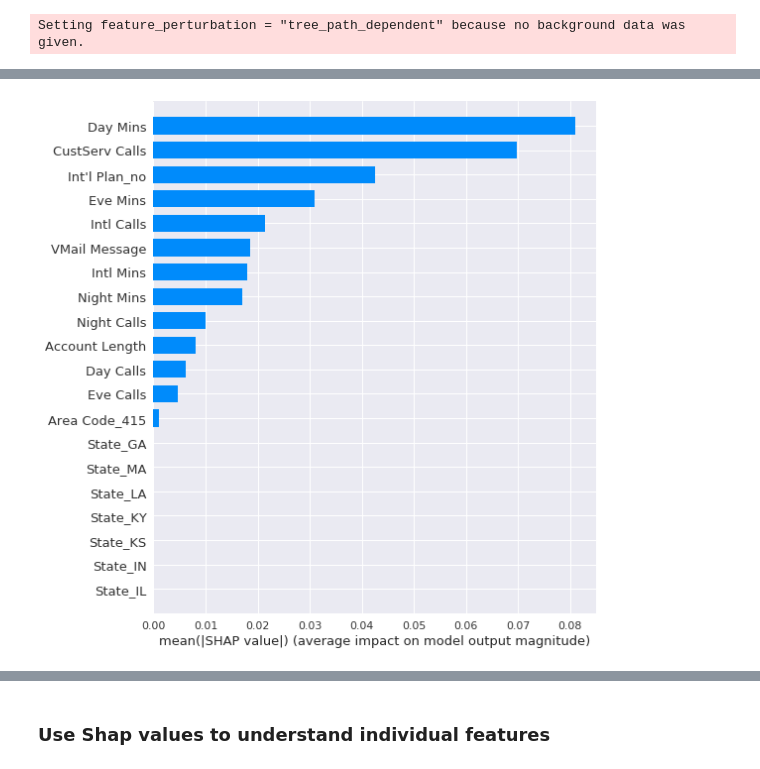
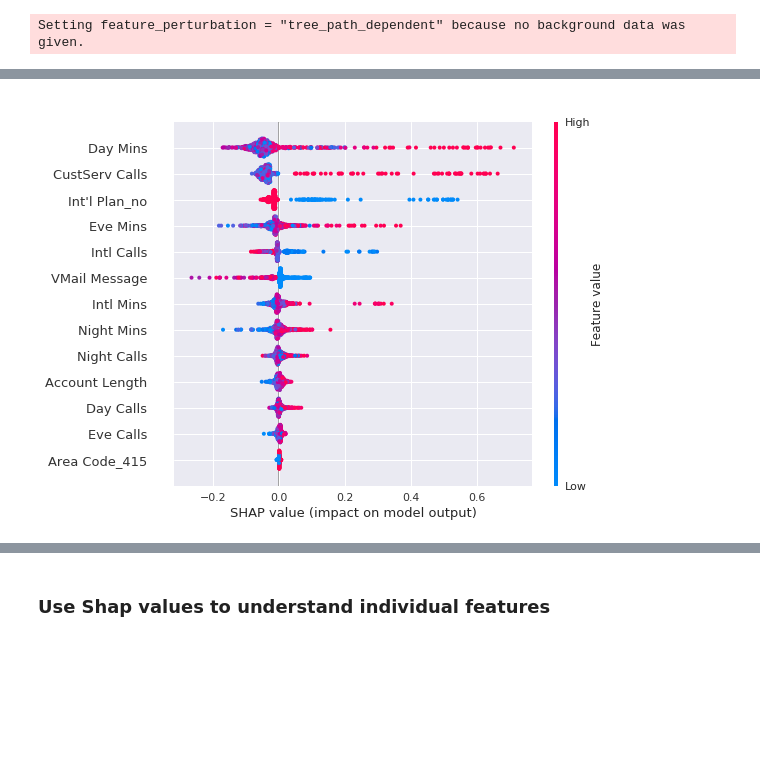
Before and after one commit to mattwinkler/myapplications, a Jupyter notebook: explainable-models/xgboost_customer_churn.ipynb, the cells around one changed output, grey strips where cells are left out. Cells and saved outputs as stored; diff of their text form; code cells hidden in the pictures; blank space fills up the shorter version.

```diff
--- a/explainable-models/xgboost_customer_churn.ipynb
+++ b/explainable-models/xgboost_customer_churn.ipynb
@@ -499,3 +651,10 @@ shap_values_SKGBT_test = explainerSKGBT.shap_values(X_test)
 shap_values_SKGBT_train = explainerSKGBT.shap_values(X_train)
 # %% [output]
 Setting feature_perturbation = "tree_path_dependent" because no background data was given.
+# %%
+plot_cols = ['Day Mins', 'CustServ Calls', "Int'l Plan_no", 'Eve Mins',
+             'Intl Calls', 'VMail Message', 'Intl Mins', 'Night Mins',
+              'Night Calls', 'Account Length',  'Day Calls', 'Eve Calls', 'Area Code_415']
+
+#shap.summary_plot(shap_values_XGB_test[:, 0:len(plot_cols)], X_test[plot_cols], plot_type='bar')
+shap.summary_plot(shap_values_XGB_test, X_test, plot_type='bar', max_display=len(plot_cols))
@@ -502,4 +663,4 @@ Setting feature_perturbation = "tree_path_dependent" because no background data
 # %%
-shap.summary_plot(shap_values_XGB_test, X_test, plot_type='bar')
+shap.summary_plot(shap_values_XGB_test, X_test, max_display=len(plot_cols))
 # %% [output]
-[figure, old version]
+[figure, new version]
```
Also changed, not shown: parts of 19 cells of this notebook.
